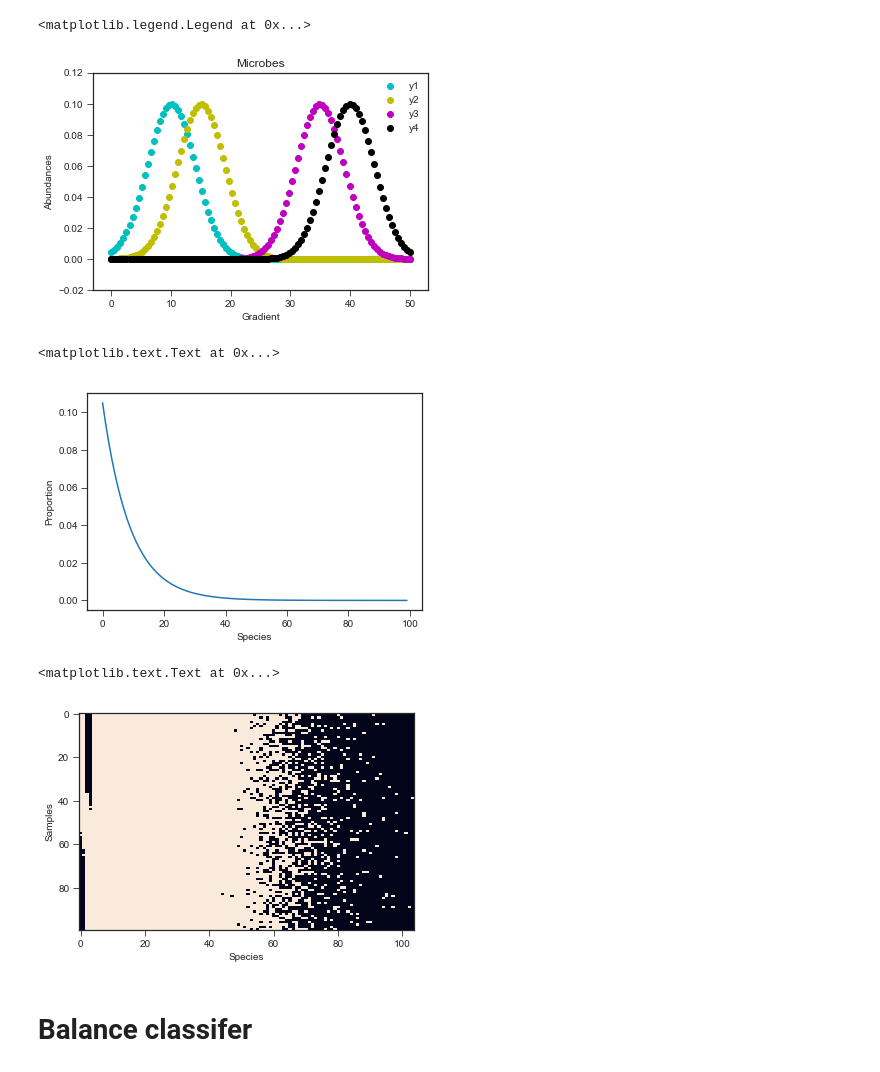
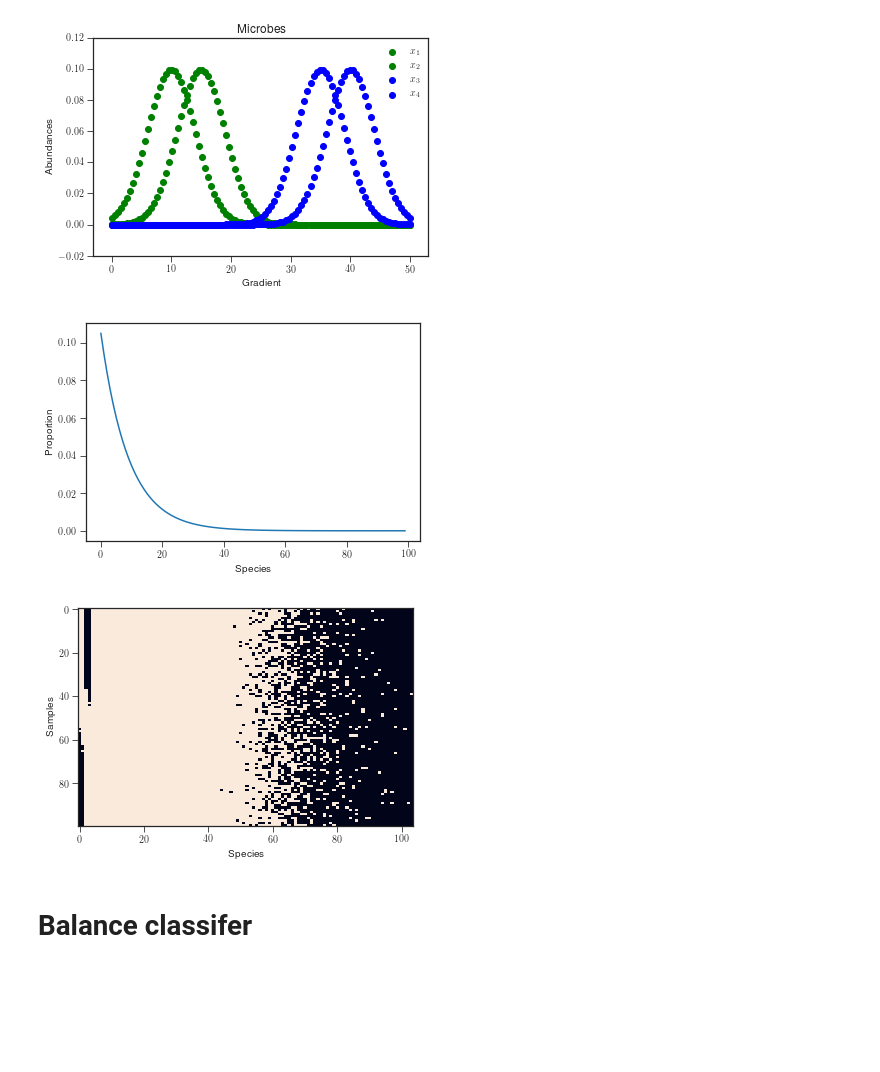
Before and after one commit to mortonjt/pls-balances, a Jupyter notebook: pls_balances/ipynb/simulation.ipynb, the cells around one changed output. Cells and saved outputs as stored; diff of their text form; code cells hidden in the pictures; blank space fills up the shorter version.

```diff
--- a/pls_balances/ipynb/simulation.ipynb
+++ b/pls_balances/ipynb/simulation.ipynb
@@ -15,18 +21,18 @@ sigma = np.array([4]*len(mu))
 microbial_truth = chain_interactions(gradient, mu, sigma)
 # %%
 fig, ax = plt.subplots()
-ax.scatter(gradient, microbial_truth[:, 0], label='y1', c='c')
-ax.scatter(gradient, microbial_truth[:, 1], label='y2', c='y')
-ax.scatter(gradient, microbial_truth[:, 2], label='y3', c='m')
-ax.scatter(gradient, microbial_truth[:, 3], label='y4', c='k')
+ax.scatter(gradient, microbial_truth[:, 0], label=r'$x_1$', c='g')
+ax.scatter(gradient, microbial_truth[:, 1], label=r'$x_2$', c='g')
+ax.scatter(gradient, microbial_truth[:, 2], label=r'$x_3$', c='b')
+ax.scatter(gradient, microbial_truth[:, 3], label=r'$x_4$', c='b')
 
 ax.set_title('Microbes')
 ax.set_ylabel('Abundances')
 ax.set_xlabel('Gradient')
 ax.legend()
+fig.savefig('../results/figures/figure_1a.pdf')
 # %% [output]
-<matplotlib.legend.Legend at 0x...>
-[figure, old version]
+[figure, new version]
 # %%
 from skbio.stats.composition import closure
 from pls_balances.src.sim import compositional_noise
@@ -45,14 +51,16 @@ microbial_table = np.vstack([
     for i in range(len(gradient))])
 # %%
 from scipy.stats import expon
+fig, ax = plt.subplots()
+
 x = np.linspace(0, 11, 100)
 contaminant_urn = closure(expon.pdf(x))
 plt.plot(contaminant_urn)
 plt.xlabel('Species')
 plt.ylabel('Proportion')
+fig.savefig('../results/figures/figure_s1a.pdf')
 # %% [output]
-<matplotlib.text.Text at 0x...>
-[figure, old version]
+[figure, new version]
 # %%
 contaminant_urns = np.repeat(np.expand_dims(contaminant_urn, axis=0),
                              microbial_table.shape[0], axis=0)
@@ -65,12 +73,13 @@ seq_depths = poisson.rvs(10000, size=microbial_table.shape[0], random_state=0)
 
 microbial_table = multinomial_sample(microbial_table, seq_depths)
 # %%
+fig = plt.figure()
 plt.imshow(microbial_table>0, aspect='auto', interpolation='nearest')
 plt.xlabel('Species')
 plt.ylabel('Samples')
+fig.savefig('../results/figures/figure_1b.pdf')
 # %% [output]
-<matplotlib.text.Text at 0x...>
-[figure, old version]
+[figure, new version]
 # %%
 sample_ids = ["S%d" % i for i in range(microbial_table.shape[0])]
 microbial_table = pd.DataFrame(microbial_table, index=sample_ids)
```
Also changed, not shown: parts of 9 cells of this notebook, 4 other files.
